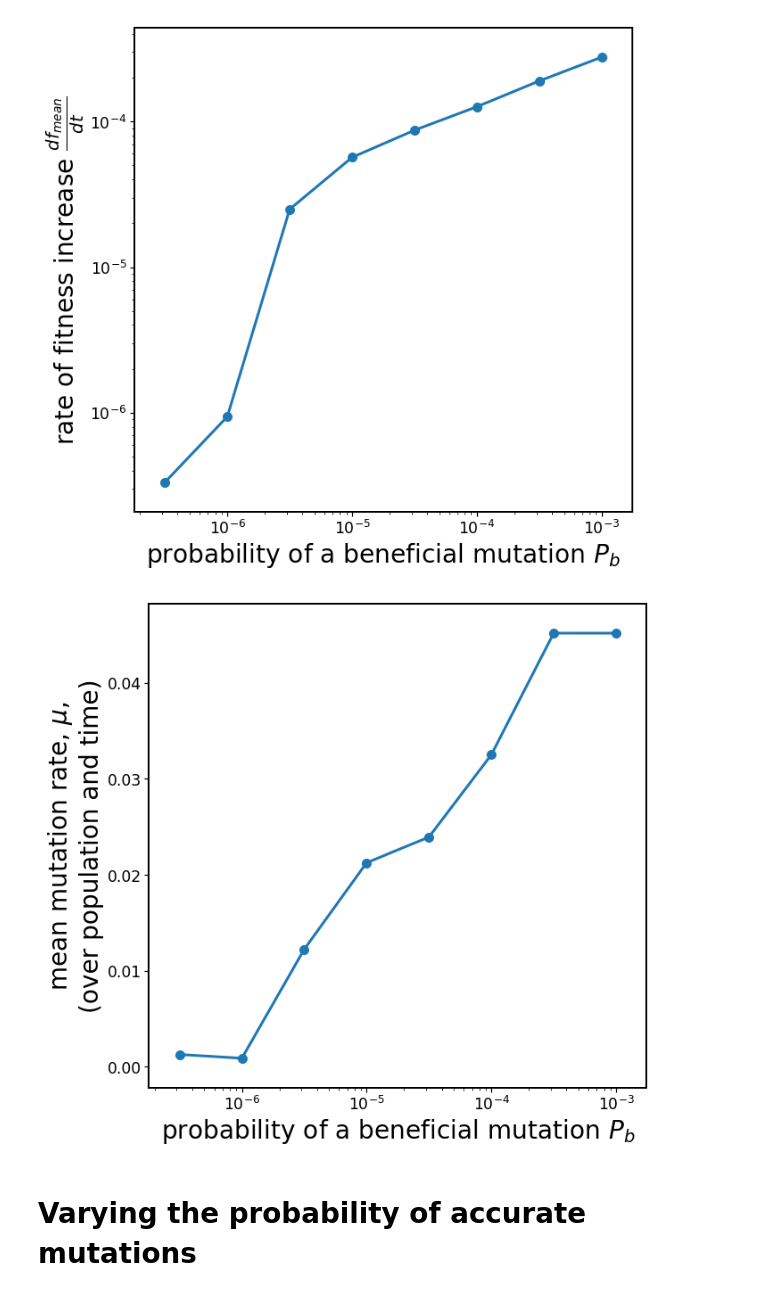
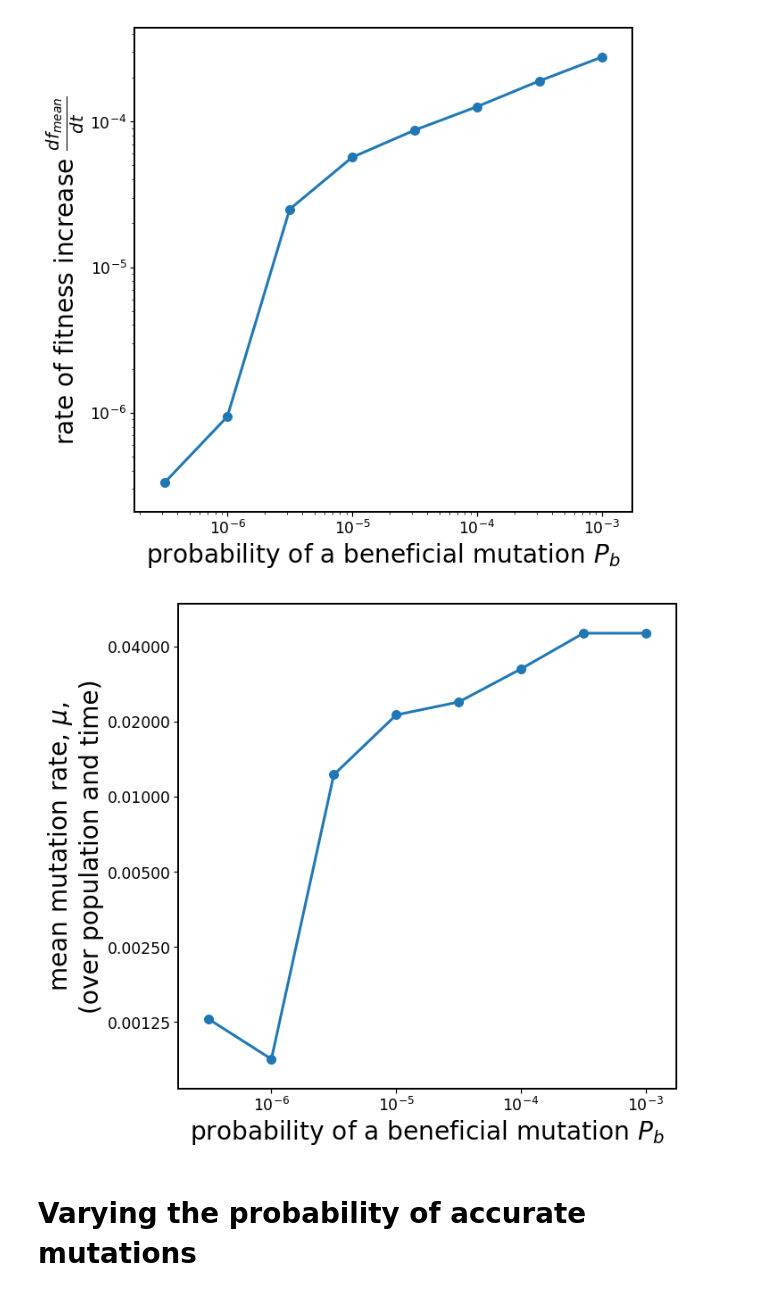
Before and after one commit to nicholas-sherer/Population-Evolution-Project-Source-Code, a Jupyter notebook: Plots related to the traveling wave regime.ipynb, the cells around one changed output. Drawn from its saved outputs; the diff is of its cells as text; code cells hidden in the pictures.

```diff
--- a/Plots related to the traveling wave regime.ipynb
+++ b/Plots related to the traveling wave regime.ipynb
@@ -132,12 +149,17 @@ plt.ylabel(r'rate of fitness increase $\frac{df_{mean}}{dt}$', fontsize=28);
 [figure]
 # %%
 fig = plt.figure(figsize=(10,10))
-plt.semilogx([pop.fraction_beneficial for pop in fbvary_results],
+ax = fig.add_subplot(111)
+ax.loglog([pop.fraction_beneficial for pop in fbvary_results],
          [np.mean(pop.mean_mutation_rate[:]) for pop in fbvary_results])
-plt.xlabel('probability of a beneficial mutation $P_{b}$', fontsize=28);
-plt.ylabel('mean mutation rate, $\mu$,\n(over population and time)', fontsize=28);
+ax.minorticks_off()
+ax.get_yaxis().set_major_formatter(matplotlib.ticker.ScalarFormatter())
+ax.set_yticks([.00125, .0025, .005, .01, .02, .04])
+ax.set_xlabel('probability of a beneficial mutation $P_{b}$', fontsize=28);
+ax.set_ylabel('mean mutation rate, $\mu$,\n(over population and time)', fontsize=28);
+plt.savefig('mean_mu_varying_P_b.pdf')
 # %% [output]
-[figure, old version]
+[figure, new version]
 # %% [markdown]
 # Varying the probability of accurate mutations
 # %%
```
Also changed, not shown: parts of 16 cells of this notebook.
